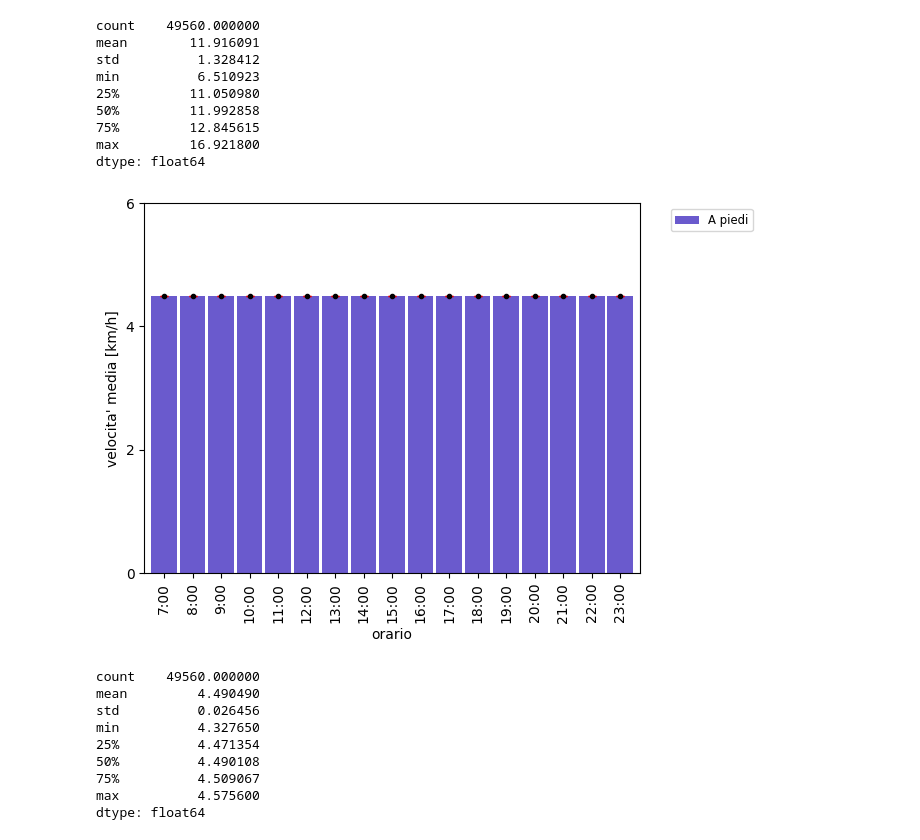
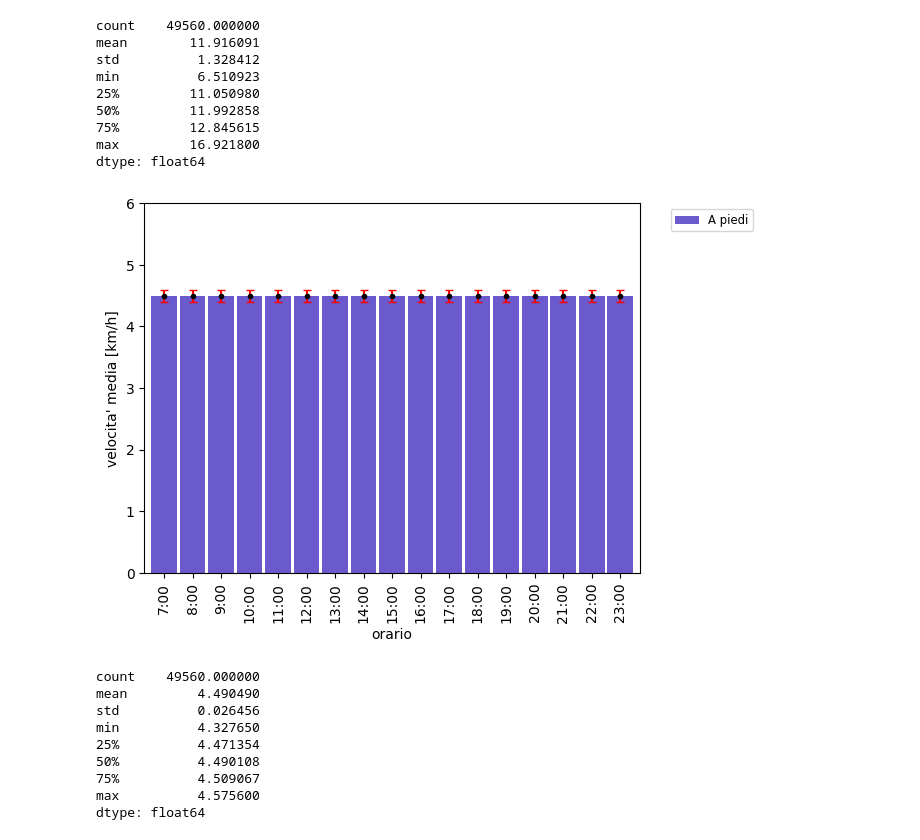
Before and after one commit to mmastrapasqua7/kowalskianalysis, a Jupyter notebook: jupyter/02.0_VariazioneVelocitaMediaMezziInFunzioneDellOrario.ipynb, the cells around one changed output. Drawn from its saved outputs; the diff is of its cells as text; code cells hidden in the pictures.

```diff
--- a/jupyter/02.0_VariazioneVelocitaMediaMezziInFunzioneDellOrario.ipynb
+++ b/jupyter/02.0_VariazioneVelocitaMediaMezziInFunzioneDellOrario.ipynb
@@ -69,7 +69,7 @@ def vstd_giorno(df, mezzo):
     for ora in ore:
         tragitti_fascia_oraria = df[df['Hour'] == ora]
         velocita_media_oraria = (tragitti_fascia_oraria[distance_param] * 60.) / tragitti_fascia_oraria[mezzo]
-        vmedia_giorno_ore.append(np.std(velocita_media_oraria, ddof=1))
+        vmedia_giorno_ore.append(2 * np.std(velocita_media_oraria, ddof=1))
     return vmedia_giorno_ore
 
 def vmedia_week(df, mezzo):
@@ -334,18 +357,18 @@ dtype: float64
 # %%
 vmedia_week(tragitti, 'Foot').plot.bar(width=0.9, align='center', color=colori[4])
 plt.xlabel('orario')
 plt.ylabel('velocita\' media [km/h]')
 plt.legend(bbox_to_anchor=(1.05, 1), loc='upper left', fontsize='small')
 
 x = plterrindex
 y = vmedia_week_list(tragitti, 'Foot')[0]
 dy = np.round(vstd_giorno(tragitti, 'Foot'), 1).tolist()
 plt.errorbar(x, y, yerr=dy, lw=1.5, fmt='.k', color='black', ecolor='red', capsize=3)
 
-plt.yticks(range(0, 7, 2))
+plt.yticks(range(0, 7, 1))
 plt.show()
 # %% [output]
-[figure, old version]
+[figure, new version]
 # %%
 velocita_media = (tragitti[distance_param] * 60.) / tragitti['Foot']
 velocita_media.describe()
```
Also changed, not shown: parts of 5 cells of this notebook, 6 other files.
